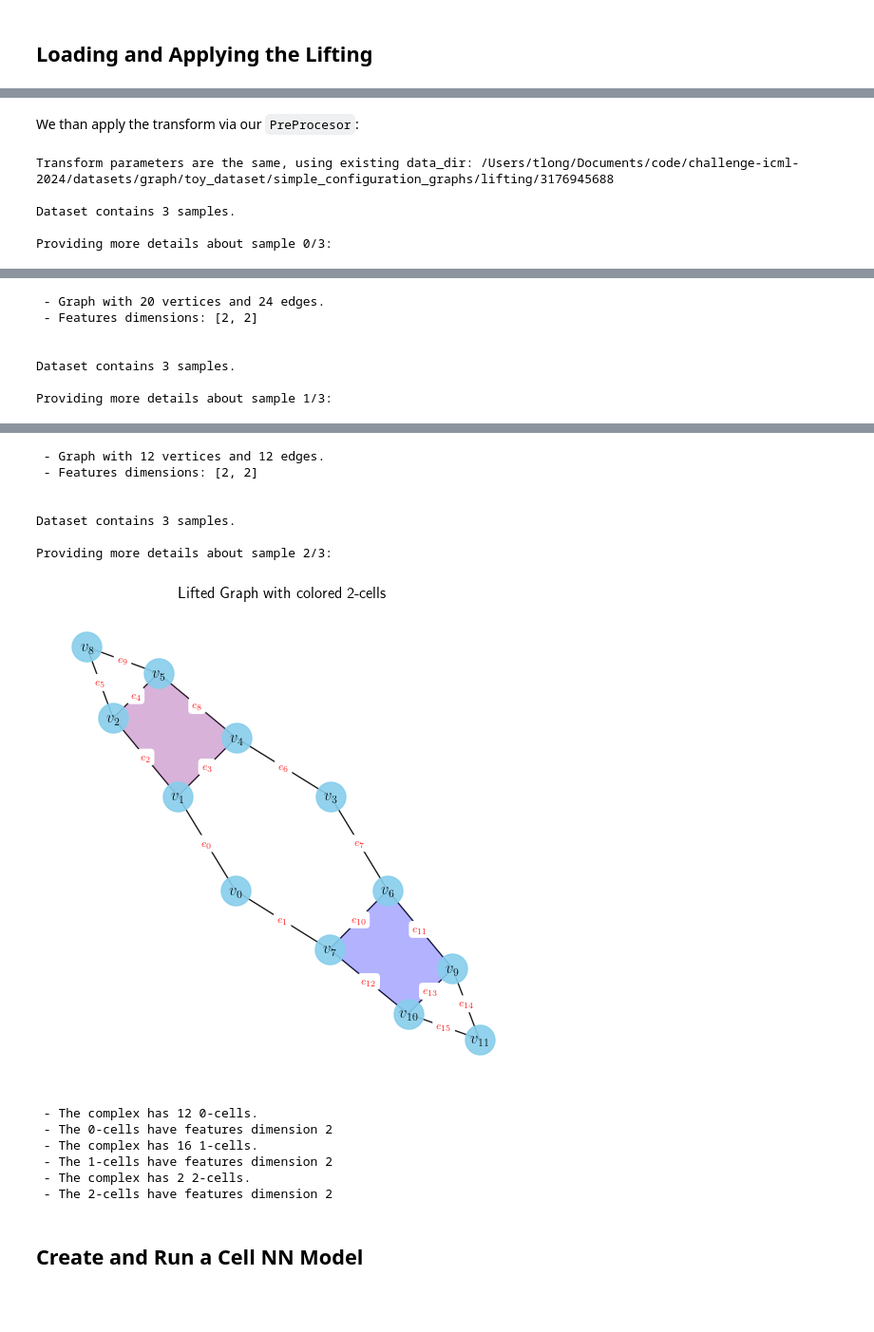
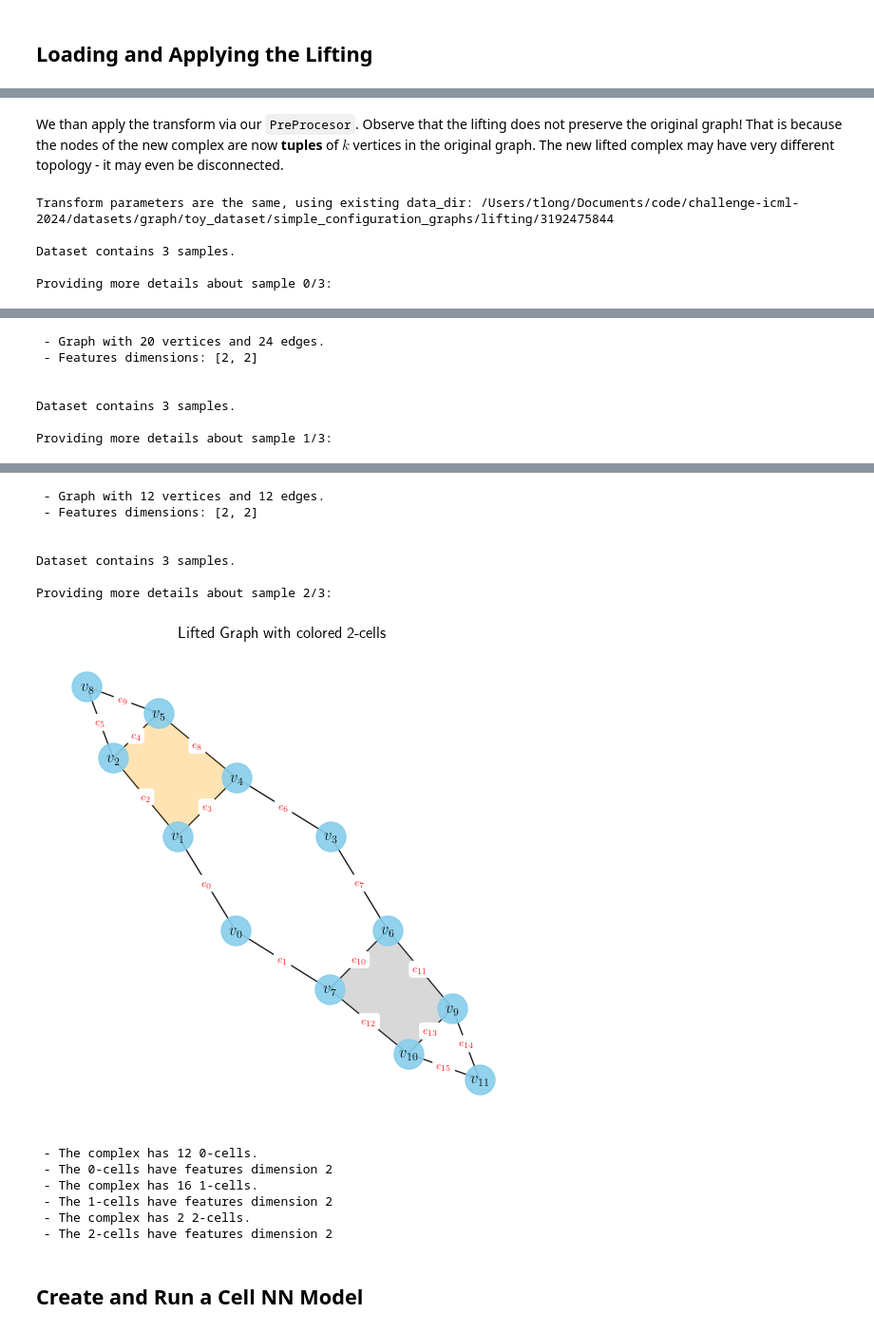
Before and after one commit to pyt-team/challenge-icml-2024, a Jupyter notebook: tutorials/graph2cell/discrete_configuration_complex_lifting.ipynb, the cells around one changed output, grey strips where cells are left out. Shown at 95% size. Drawn from its saved outputs; the diff is of its cells as text; code cells hidden in the pictures; blank space fills up the shorter version.

```diff
--- a/tutorials/graph2cell/discrete_configuration_complex_lifting.ipynb
+++ b/tutorials/graph2cell/discrete_configuration_complex_lifting.ipynb
@@ -132,37 +135,39 @@ Transform configuration for graph2cell/discrete_configuration_complex_lifting:
  'feature_aggregation': 'concat',
  'preserve_edge_attr': True,
  'feature_lifting': 'ProjectionSum'}
-# %% [markdown]
-We than apply the transform via our `PreProcesor`:
+# %% [markdown]
+We than apply the transform via our `PreProcesor`. Observe that the lifting does not preserve the original graph! That is because the nodes of the new complex are now **tuples** of $k$ vertices in the original graph. The new lifted complex may have very different topology - it may even be disconnected.
 # %%
 lifted_dataset = PreProcessor(dataset, transform_config, loader.data_dir)
 
 if dataset_name == "simple_configuration_graphs":
     for i in range(len(lifted_dataset.data_list)):
         describe_data(lifted_dataset, i)
+else:
+    describe_data(lifted_dataset)
 # %% [output]
-Transform parameters are the same, using existing data_dir: /Users/tlong/Documents/code/challenge-icml-2024/datasets/graph/toy_dataset/simple_configuration_graphs/lifting/3176945688
+Transform parameters are the same, using existing data_dir: /Users/tlong/Documents/code/challenge-icml-2024/datasets/graph/toy_dataset/simple_configuration_graphs/lifting/3192475844
 
 Dataset contains 3 samples.
 
 Providing more details about sample 0/3:
 [figure]
  - Graph with 20 vertices and 24 edges.
  - Features dimensions: [2, 2]
 
 
 Dataset contains 3 samples.
 
 Providing more details about sample 1/3:
 [figure]
  - Graph with 12 vertices and 12 edges.
  - Features dimensions: [2, 2]
 
 
 Dataset contains 3 samples.
 
 Providing more details about sample 2/3:
-[figure, old version]
+[figure, new version]
  - The complex has 12 0-cells.
  - The 0-cells have features dimension 2
  - The complex has 16 1-cells.
```
Also changed, not shown: parts of 4 cells of this notebook, 3 other files.
